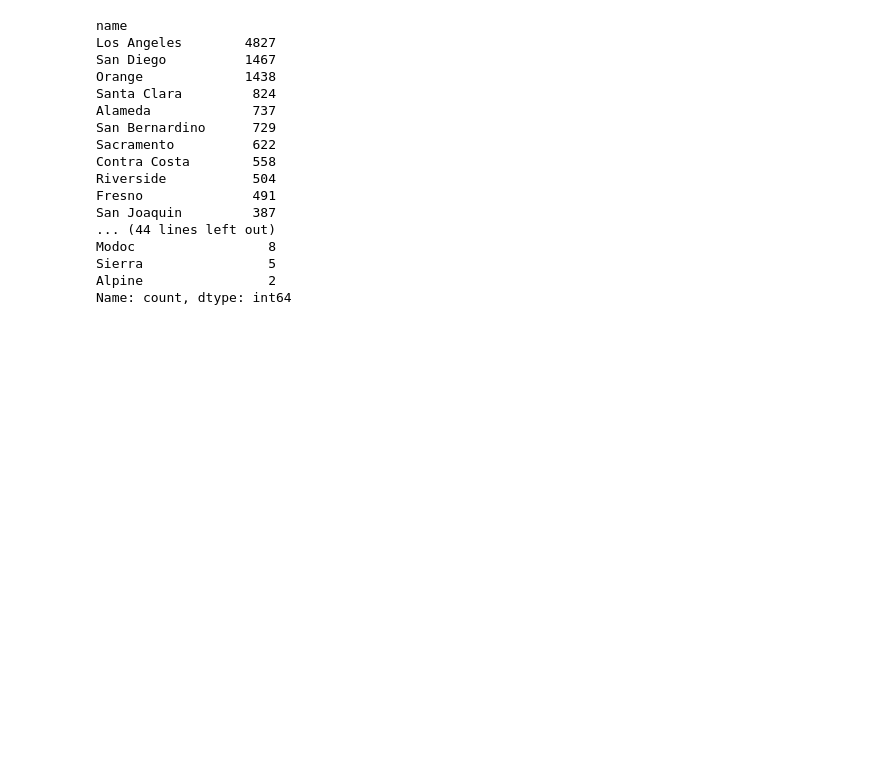
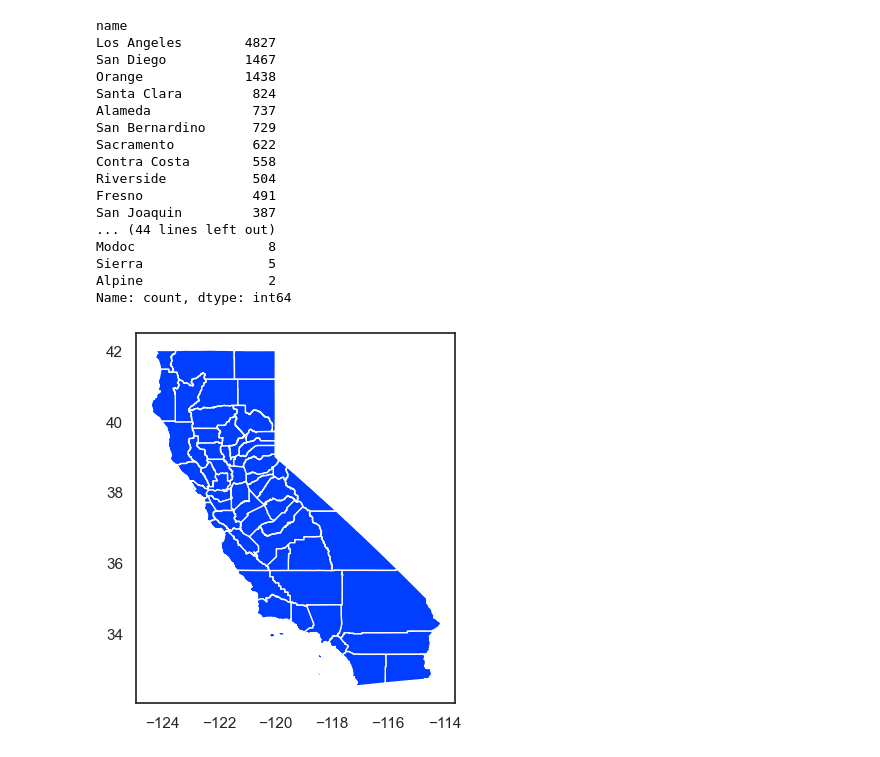
Before and after one commit to VieiraJulio/Projeto-Regressao---Em-dev, a Jupyter notebook: notebooks/03-jv-geo_parte_00.ipynb, the cells around one changed output. Saved outputs shown, nothing was run; the diff lists cells and outputs as text; code cells hidden in the pictures; blank space fills up the shorter version.

```diff
--- a/notebooks/03-jv-geo_parte_00.ipynb
+++ b/notebooks/03-jv-geo_parte_00.ipynb
@@ -446,3 +446,9 @@ Modoc                 8
 Sierra                5
 Alpine                2
 Name: count, dtype: int64
+# %%
+gdf_counties.plot()
+
+plt.show()
+# %% [output]
+[figure, added]
```
Also changed, not shown: parts of 3 cells of this notebook.
